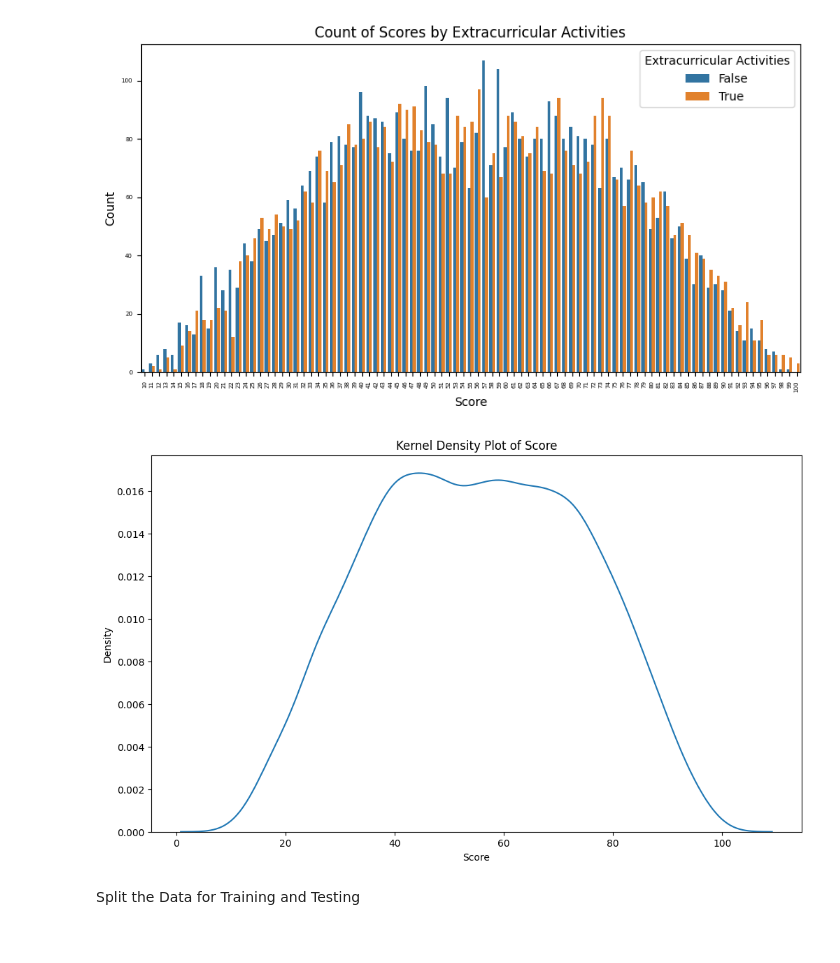
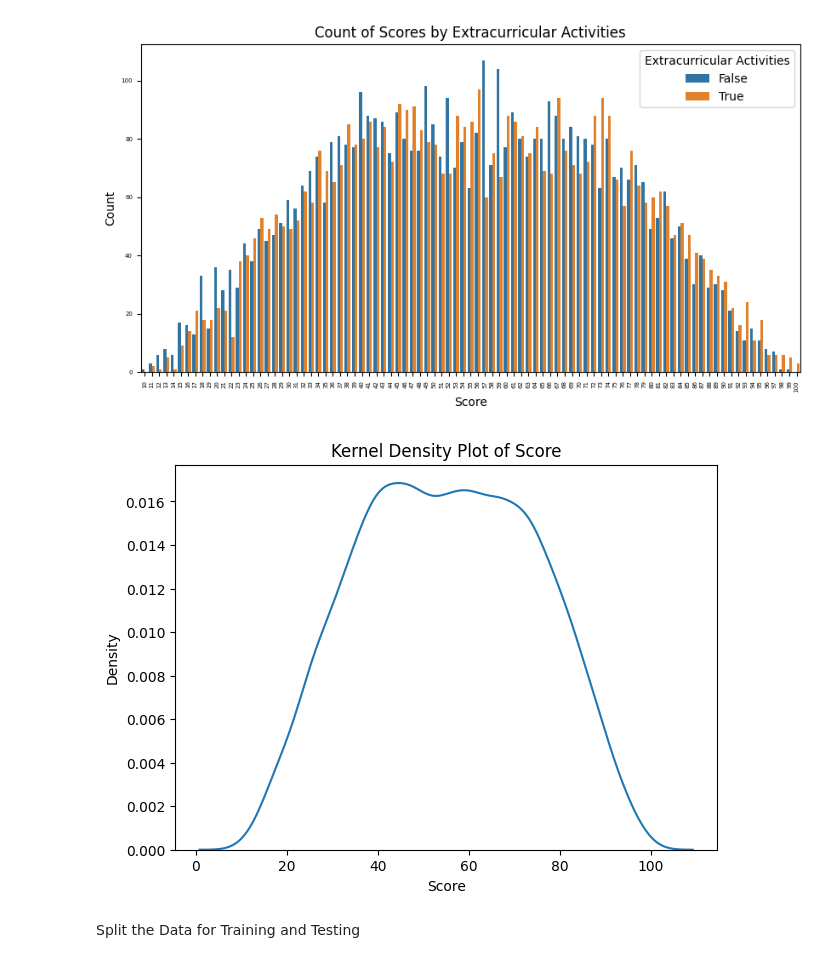
Before and after one commit to kumar-kiran-24/Student-Score-Prediction-Linear-Regression, a Jupyter notebook: src/student_score.ipynb, the cells around one changed output. Saved outputs shown, nothing was run; the diff lists cells and outputs as text; code cells hidden in the pictures.

```diff
--- a/src/student_score.ipynb
+++ b/src/student_score.ipynb
@@ -121,14 +121,14 @@ plt.show()
 # %% [output]
 [figure]
 # %%
-plt.figure(figsize=(12,7))
+plt.figure(figsize=(7,5))
 sns.kdeplot(data=new_data,x="Score")
 plt.xlabel("Score")
 plt.ylabel("Density")
 plt.title("Kernel Density Plot of Score")
 plt.show()
 # %% [output]
-[figure, old version]
+[figure, new version]
 # %% [markdown]
 Split the Data for Training and Testing
 # %%
```
Also changed, not shown: parts of 10 cells of this notebook.
